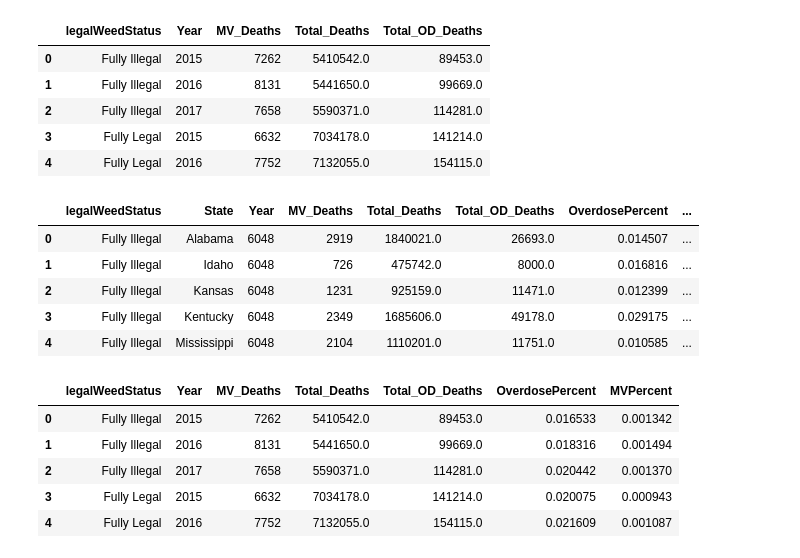
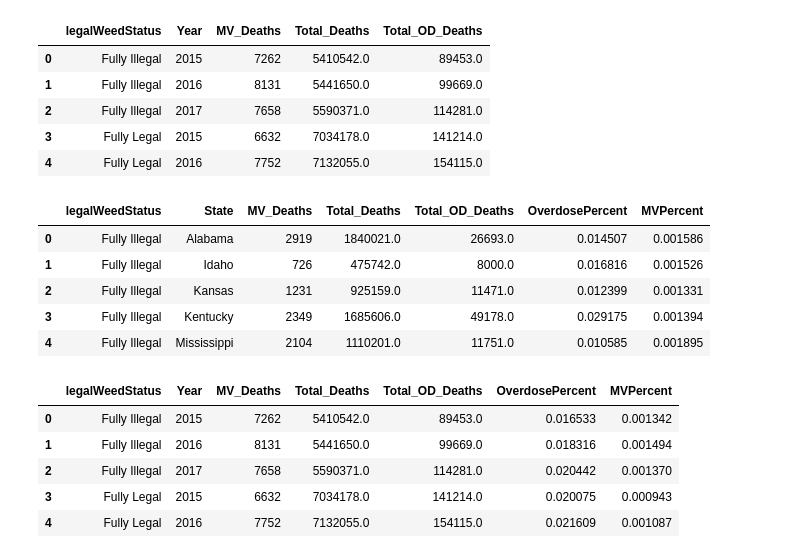
Before and after one commit to caravella483/Project2, a Jupyter notebook: jasonc/static/data/data.ipynb, the cells around one changed output. Cells and saved outputs as stored; diff of their text form; code cells hidden in the pictures.

```diff
--- a/jasonc/static/data/data.ipynb
+++ b/jasonc/static/data/data.ipynb
@@ -381,14 +381,15 @@ Status_Counts.head()
 # %%
 ##sum by year legal
 State_Counts =State_year_counts.groupby(['legalWeedStatus','State']).sum().reset_index()
+State_Counts = State_Counts.drop(columns=['Year'])
 State_Counts['OverdosePercent'] = State_Counts['Total_OD_Deaths']/State_Counts['Total_Deaths']
 State_Counts['MVPercent'] = State_Counts['MV_Deaths']/State_Counts['Total_Deaths']
 State_Counts.head()
 # %% [output]
-|  | legalWeedStatus | State | Year | MV_Deaths | Total_Deaths | Total_OD_Deaths | OverdosePercent | ... |
-| 0 | Fully Illegal | Alabama | 6048 | 2919 | 1840021.0 | 26693.0 | 0.014507 | ... |
-| 1 | Fully Illegal | Idaho | 6048 | 726 | 475742.0 | 8000.0 | 0.016816 | ... |
-| 2 | Fully Illegal | Kansas | 6048 | 1231 | 925159.0 | 11471.0 | 0.012399 | ... |
-| 3 | Fully Illegal | Kentucky | 6048 | 2349 | 1685606.0 | 49178.0 | 0.029175 | ... |
-| 4 | Fully Illegal | Mississippi | 6048 | 2104 | 1110201.0 | 11751.0 | 0.010585 | ... |
+|  | legalWeedStatus | State | MV_Deaths | Total_Deaths | Total_OD_Deaths | OverdosePercent | MVPercent |
+| 0 | Fully Illegal | Alabama | 2919 | 1840021.0 | 26693.0 | 0.014507 | 0.001586 |
+| 1 | Fully Illegal | Idaho | 726 | 475742.0 | 8000.0 | 0.016816 | 0.001526 |
+| 2 | Fully Illegal | Kansas | 1231 | 925159.0 | 11471.0 | 0.012399 | 0.001331 |
+| 3 | Fully Illegal | Kentucky | 2349 | 1685606.0 | 49178.0 | 0.029175 | 0.001394 |
+| 4 | Fully Illegal | Mississippi | 2104 | 1110201.0 | 11751.0 | 0.010585 | 0.001895 |
 # %%
```
Also changed, not shown: parts of 4 cells of this notebook, 1 other file.
